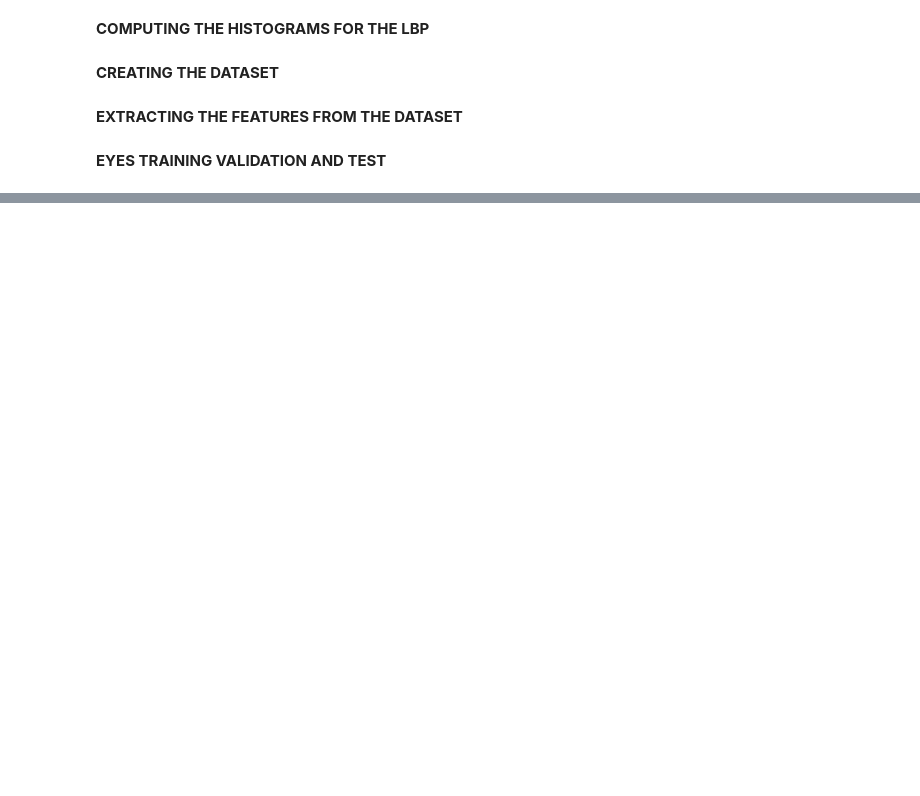
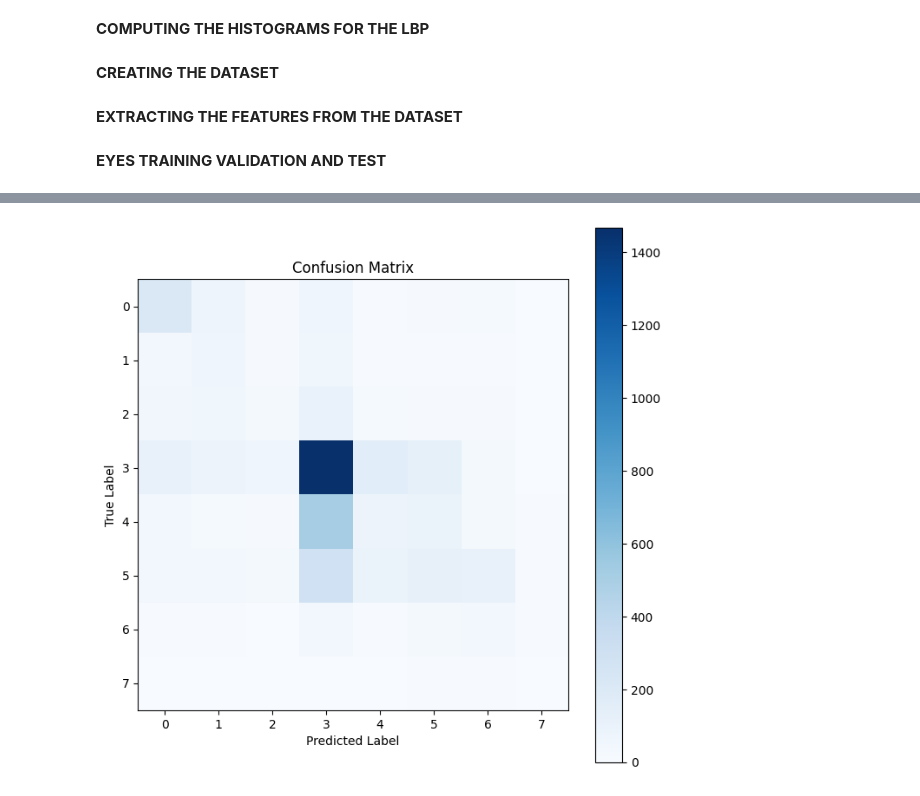
Before and after one commit to ValentinaEmili/Biometric-Systems---Ethnicity-recognition, a Jupyter notebook: LightGBM_BS.ipynb, the cells around one changed output, grey strips where cells are left out. Cells and saved outputs as stored; diff of their text form; code cells hidden in the pictures; blank space fills up the shorter version.

```diff
--- a/LightGBM_BS.ipynb
+++ b/LightGBM_BS.ipynb
@@ -610,0 +387,7 @@ weighted avg       0.39      0.43      0.36      4776
+# %%
+X_resampled=X_train
+y_resampled=y_train
+class_weights = compute_class_weight('balanced',  classes=np.unique(y_resampled), y=y_resampled, majority_class_weight_factor=1.5)
+#class_weights = compute_class_weight('balanced', classes=np.unique(y_train), )
+# Create class weights array for each sample
+class_weights = np.array([class_weights[label] for label in y_resampled])
@@ -610,0 +396,10 @@ weighted avg       0.39      0.43      0.36      4776
+# %%
+train_data = lgb.Dataset(X_resampled, label=y_train,weight=class_weights)
+test_data = lgb.Dataset(X_test, label=y_test,free_raw_data=False)
+
+# Ensure X_train and y_train are valid NumPy arrays
+if not isinstance(X_resampled, np.ndarray) or not isinstance(y_train, np.ndarray):
+    raise ValueError("X_train and y_train must be NumPy arrays")
+# Check for empty training data
+if len(X_resampled) == 0:
+    raise ValueError("X_train cannot be empty")
@@ -610,0 +491,69 @@ weighted avg       0.39      0.43      0.36      4776
+# %%
+# Define the parameter grid for Grid Search
+bst_prms= {
+    'objective': 'multiclass',
+    'num_class': len(np.unique(y_resampled)),
+    'metric': 'multi_logloss',
+    'learning_rate': 0.05,
+    'n_estimators': 200,
+    'max_depth': 5,
+    'num_leaves': 63,
+    'subsample': 0.8,
+    'colsample_bytree': 0.8,
+    'verbose': -1
+}
+num_round=200
+model = lgb.train(bst_prms,
+                 train_data,
+                 num_round,
+                 valid_sets=test_data,
+                 callbacks=[lgb.early_stopping(stopping_rounds=10), lgb.log_evaluation(period=10)])
+# y_pred = model.predict(X_test, num_iteration=model.best_iteration)
+# y_pred_classes = y_pred.argmax(axis=1)
+# label_map = {0: "male", 1: "female"}  # Assuming 0 represents "male" and 1 represents "female"
+# y_pred_classes = [label_map[i] for i in y_pred_classes]
+# y_test = [label_map[i] for i in y_test]
+# print(y_test)
+# # Evaluate the model
+# print(classification_report(y_test, y_pred_classes))
+
+# #age
+y_pred = model.predict(X_test, num_iteration=model.best_iteration)
+y_pred_probs = y_pred  # Store probabilities for potential later use
+
+# Get predicted class indices
+y_pred_classes = y_pred.argmax(axis=1)
+
+# Define label_map (mapping integer labels to class names)
+label_map = {
+    0: "Class 1",
+    1: "Class 2",
+    2: "Class 3",
+    3: "Class 4",
+    4: "Class 5",
+    5: "Class 6",
+    6: "Class 7",
+    7: "Class 8",
+}
+
+# Map predicted class indices to class names
+y_pred_classes = [label_map[i] for i in y_pred_classes]
+
+# Map true labels to class names (assuming y_test contains integer labels)
+y_test = [label_map[i] for i in y_test]
+
+# Evaluate the model
+print(classification_report(y_test, y_pred_classes))
+#stops here
+
+# Confusion Matrix
+cm = confusion_matrix(y_test,y_pred_classes)
+plt.figure(figsize=(8, 8))
+#sns.heatmap(confusion_matrix, annot=True, fmt='d', cmap='Blues', xticklabels=np.unique(y_test), yticklabels=np.unique(y_test))
+plt.imshow(cm, interpolation='nearest', cmap=plt.cm.Blues)
+plt.title('Confusion Matrix')
+plt.colorbar()
+plt.xlabel('Predicted Label')
+plt.ylabel('True Label')
+plt.show()
+# %% [output]
@@ -610,0 +577 @@ weighted avg       0.39      0.43      0.36      4776
+[figure, added]
```
Also changed, not shown: parts of 85 cells of this notebook.
